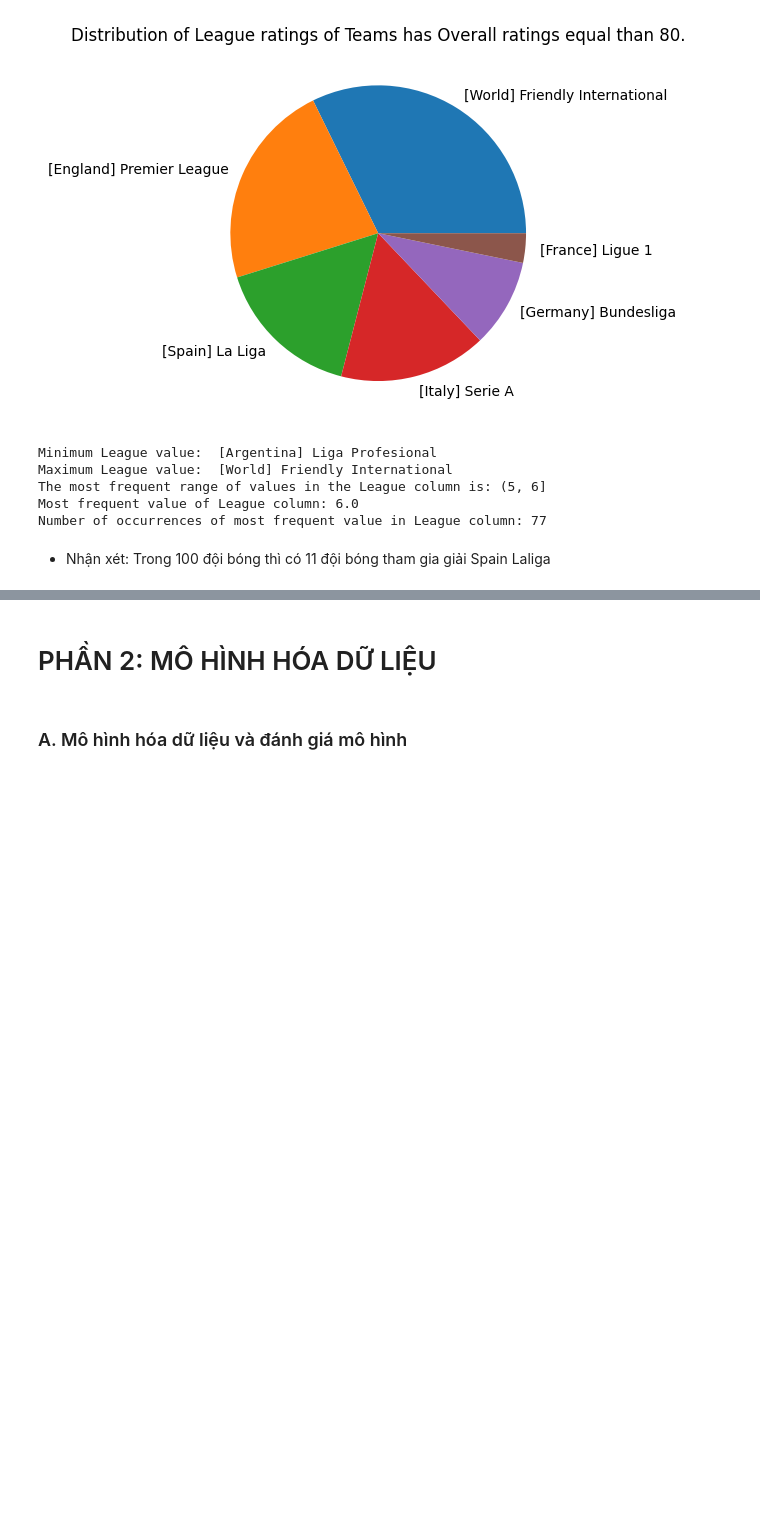
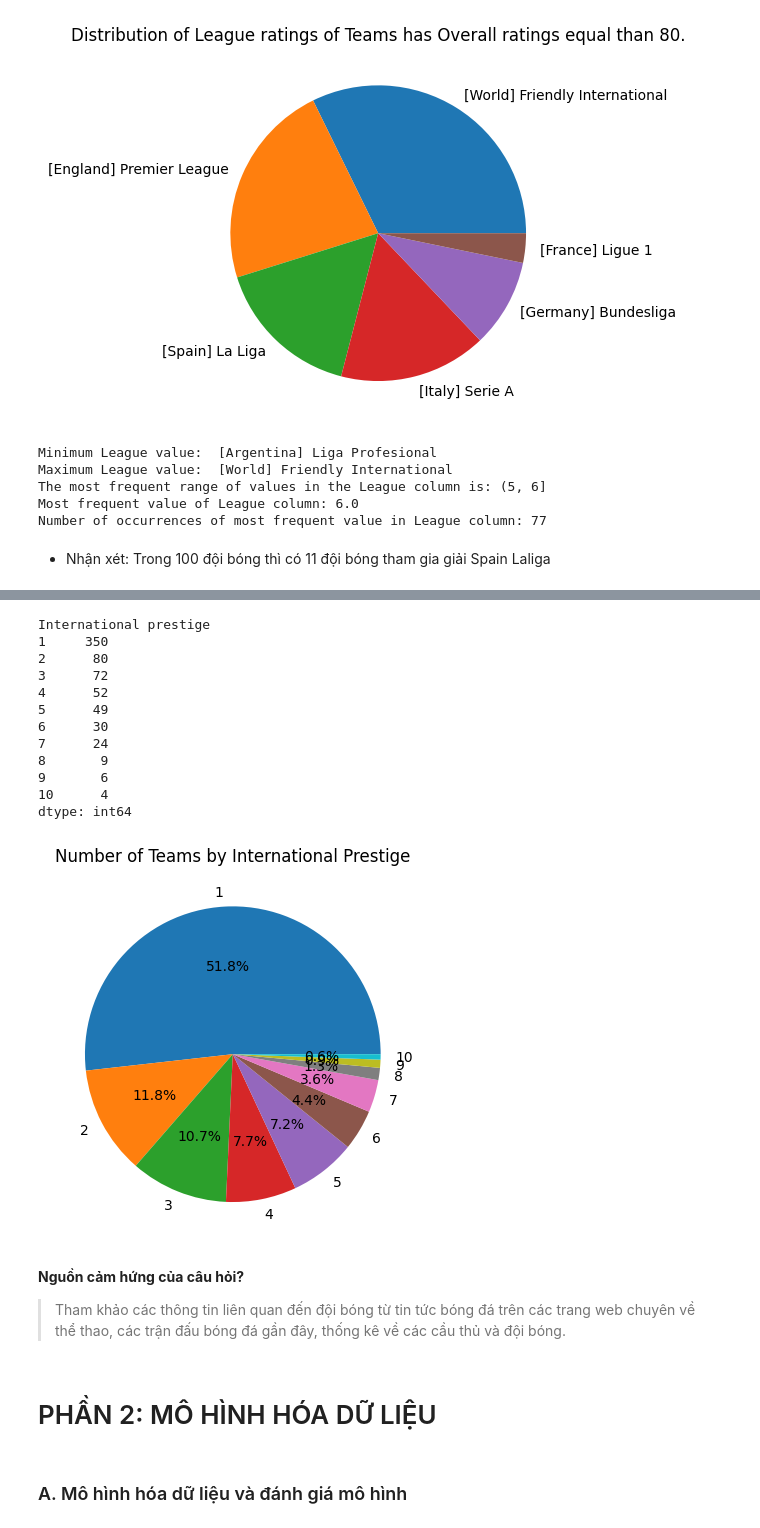
Before and after one commit to huutinhluu/DACK_KHDL, a Jupyter notebook: Nhom07_V2.ipynb, the cells around one changed output, grey strips where cells are left out. Drawn from its saved outputs; the diff is of its cells as text; code cells hidden in the pictures; blank space fills up the shorter version.

```diff
--- a/Nhom07_V2.ipynb
+++ b/Nhom07_V2.ipynb
@@ -722,3 +766,28 @@ Number of occurrences of most frequent value in League column: 77
+# %%
+prestige_counts = df.groupby('International prestige').size()
+print(prestige_counts)
+plt.pie(prestige_counts.values, labels=prestige_counts.index, autopct='%1.1f%%')
+plt.title('Number of Teams by International Prestige')
+plt.show()
+# %% [output]
+International prestige
+1     350
+2      80
+3      72
+4      52
+5      49
+6      30
+7      24
+8       9
+9       6
+10      4
+dtype: int64
+[figure, added]
+# %% [markdown]
+
+**Nguồn cảm hứng của câu hỏi?**
+
+> Tham khảo các thông tin liên quan đến đội bóng từ tin tức bóng đá trên các trang web chuyên về thể thao, các trận đấu bóng đá gần đây, thống kê về các cầu thủ và đội bóng.
 # %% [markdown]
 # PHẦN 2: MÔ HÌNH HÓA DỮ LIỆU
 # %% [markdown]
```
Also changed, not shown: parts of 11 cells of this notebook.
